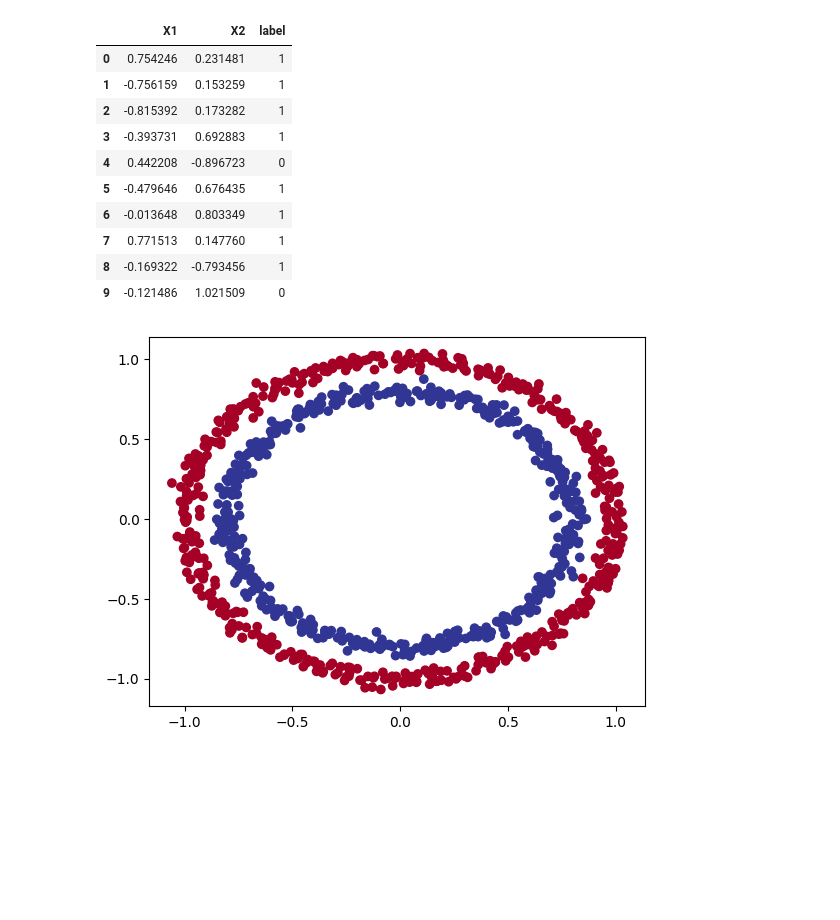
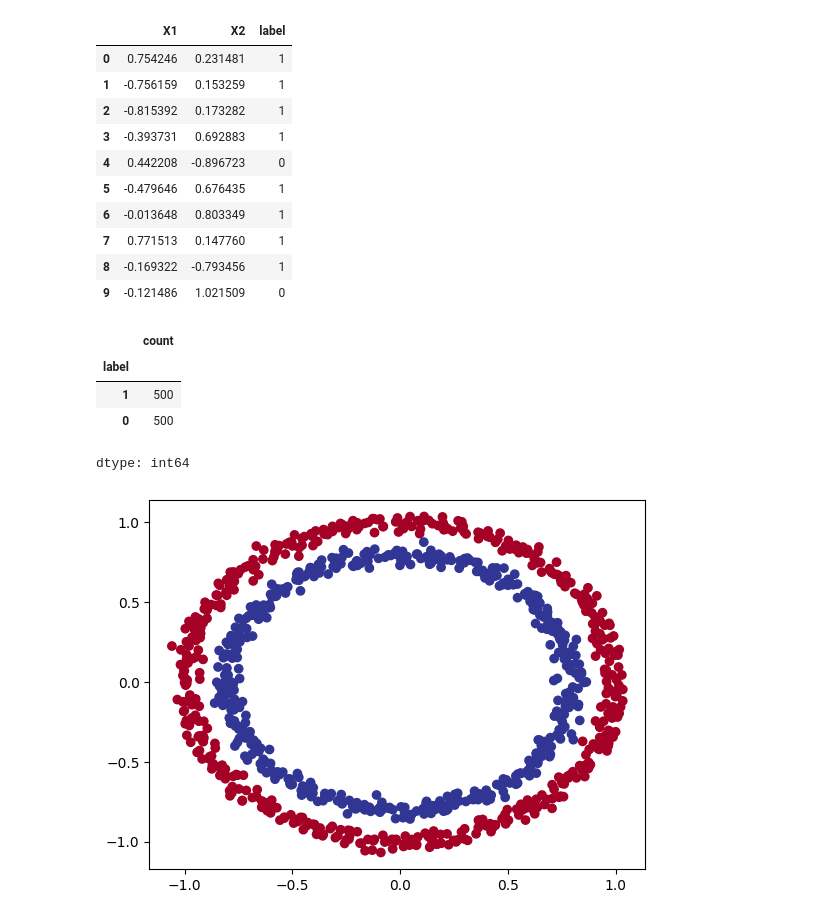
Before and after one commit to debarnabdas007/Learning-Pytorch, a Jupyter notebook: 02_PyTorch_Classification_video.ipynb, the cells around one changed output. Cells and saved outputs as stored; diff of their text form; code cells hidden in the pictures; blank space fills up the shorter version.

Commit message:
loaded and labeled the samples, built dataframe and visualized the data

```diff
--- a/02_PyTorch_Classification_video.ipynb
+++ b/02_PyTorch_Classification_video.ipynb
@@ -64,6 +64,14 @@ circles.head(10)
 | 7 | 0.771513 | 0.147760 | 1 |
 | 8 | -0.169322 | -0.793456 | 1 |
 | 9 | -0.121486 | 1.021509 | 0 |
+# %%
+circles.label.value_counts()
+# %% [output]
+|  | count |
+| label |  |
+| 1 | 500 |
+| 0 | 500 |
+dtype: int64
 # %%
 # Visualize
 import matplotlib.pyplot as plt
```
Also changed, not shown: parts of 5 cells of this notebook.
